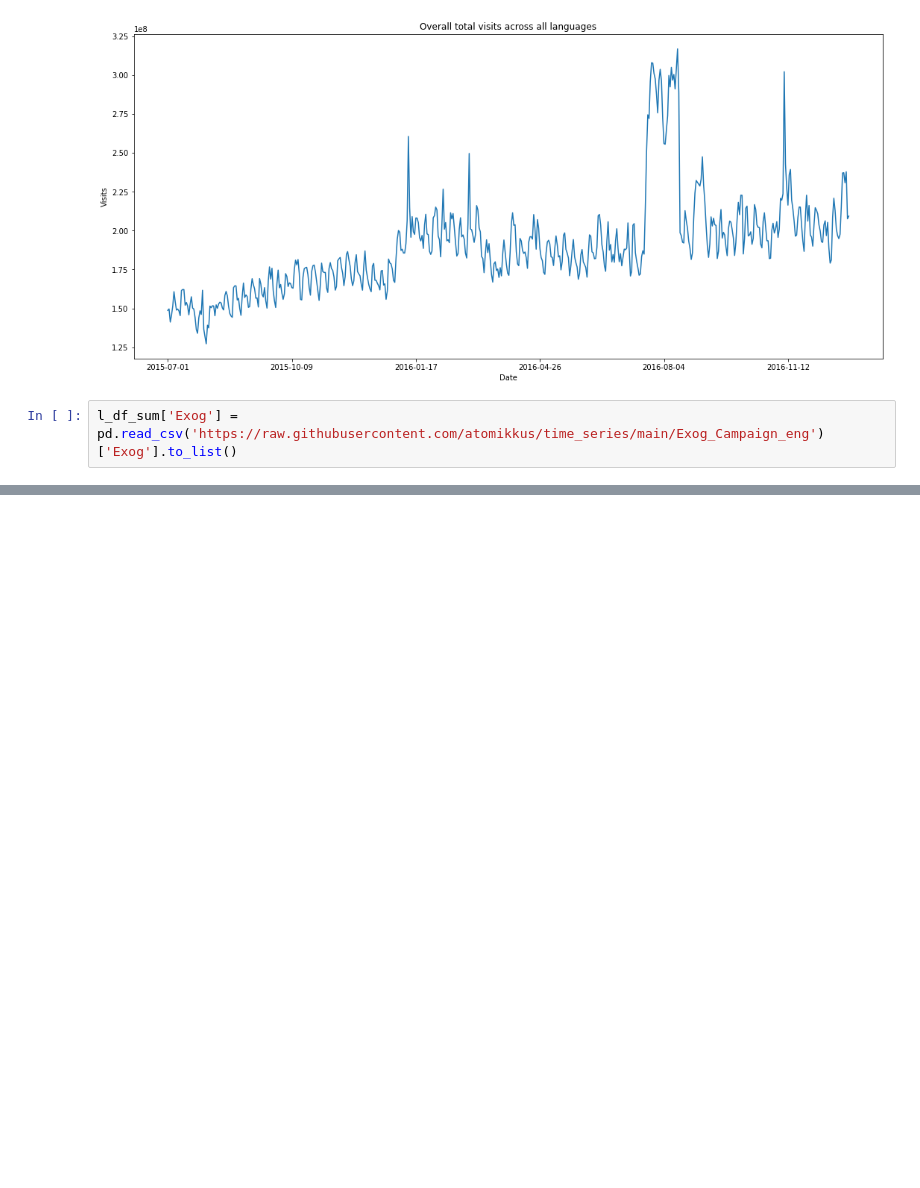
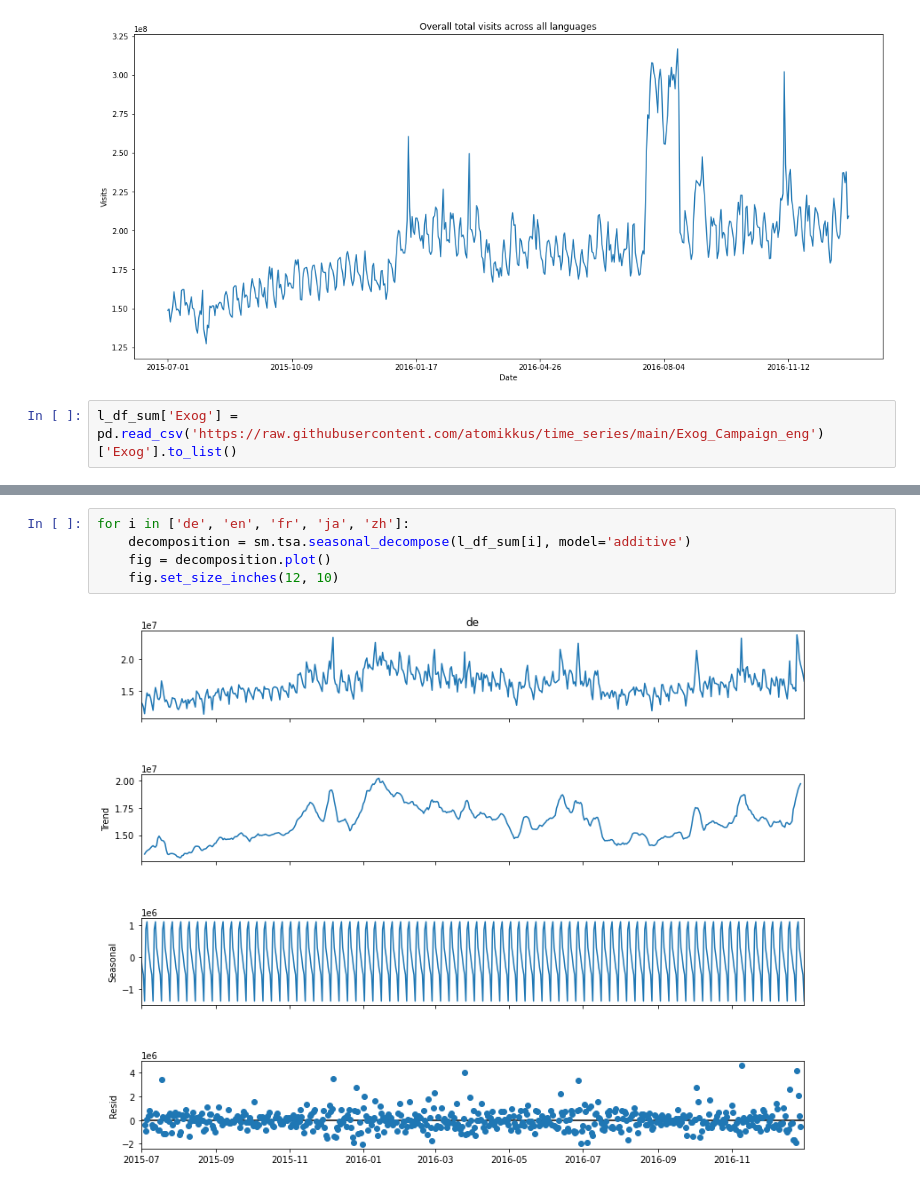
Before and after one commit to atomikkus/time_series, a Jupyter notebook: adease.ipynb, the cells around one changed output, grey strips where cells are left out. Drawn from its saved outputs; the diff is of its cells as text; blank space fills up the shorter version.

```diff
--- a/adease.ipynb
+++ b/adease.ipynb
@@ -173,0 +261,7 @@ plt.show()
+# %%
+for i in ['de', 'en', 'fr', 'ja', 'zh']:
+    decomposition = sm.tsa.seasonal_decompose(l_df_sum[i], model='additive')
+    fig = decomposition.plot()
+    fig.set_size_inches(12, 10)
+# %% [output]
+[figure, added]
```
Also changed, not shown: parts of 9 cells of this notebook.
